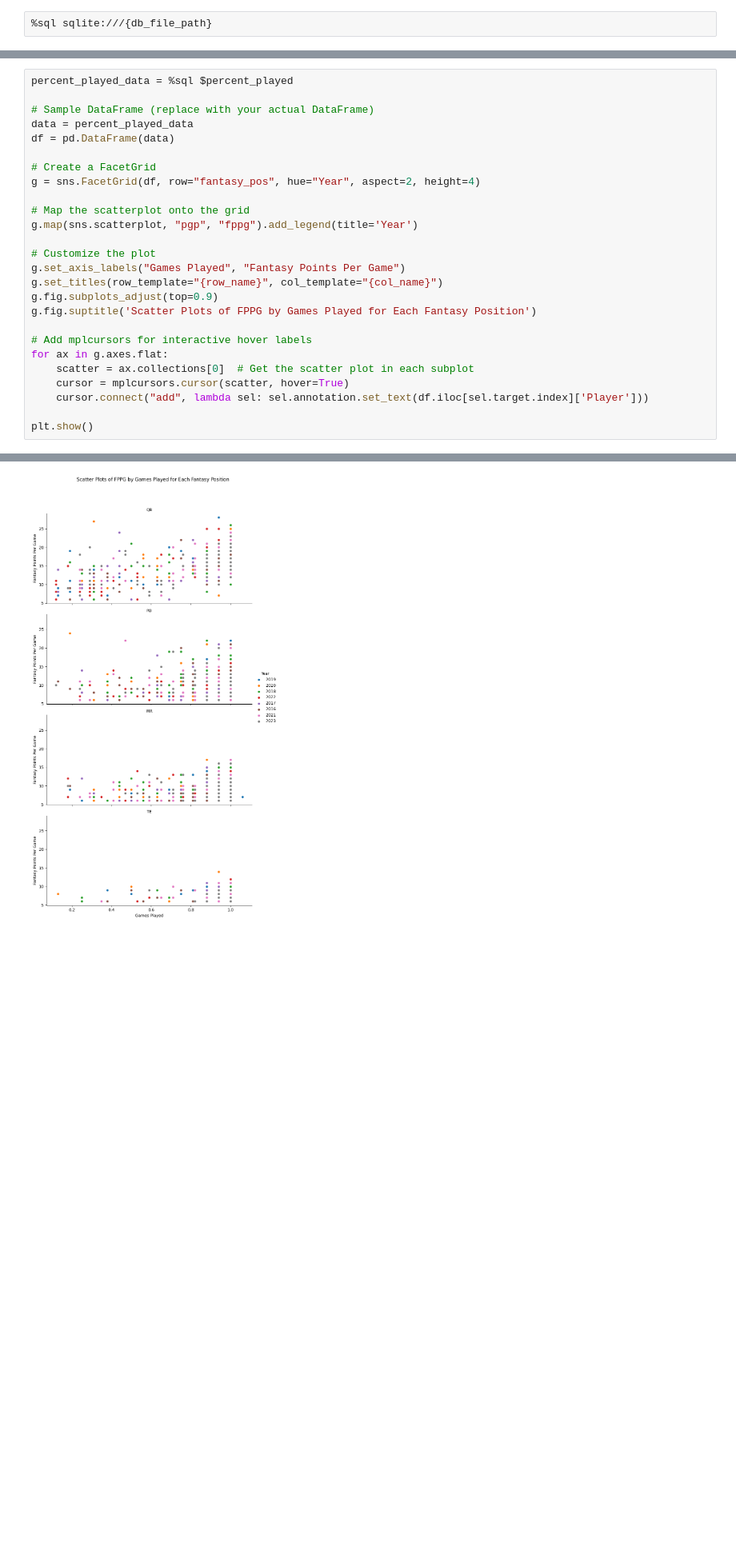
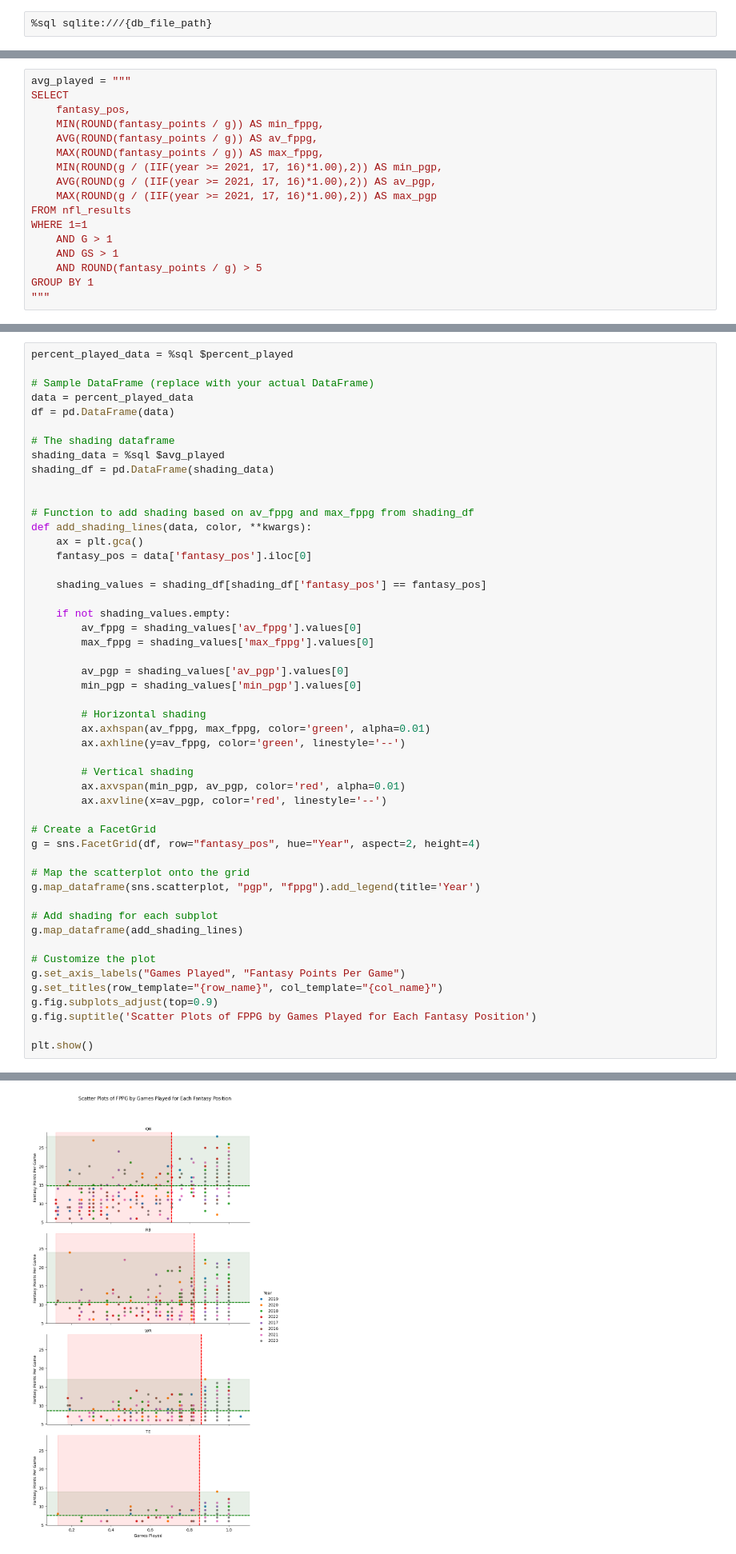
Before and after one commit to uobeno/ff_data, a Jupyter notebook: notebooks/nfl/GamesPlayed.ipynb, the cells around one changed output, grey strips where cells are left out. Shown at 80% size. Cells and saved outputs as stored; diff of their text form; blank space fills up the shorter version.

```diff
--- a/notebooks/nfl/GamesPlayed.ipynb
+++ b/notebooks/nfl/GamesPlayed.ipynb
@@ -88,3 +88,20 @@ Done.
 | 2022 | QB | Patrick Mahomes*+ | 416.0 | 17 | 24.0 | 1.0 |
 | 2020 | RB | Christian McCaffrey | 73.0 | 3 | 24.0 | 0.19 |
 | 2017 | QB | Deshaun Watson | 169.0 | 7 | 24.0 | 0.44 |
+# %%
+avg_played = """
+SELECT
+    fantasy_pos,
+    MIN(ROUND(fantasy_points / g)) AS min_fppg,
+    AVG(ROUND(fantasy_points / g)) AS av_fppg,
+    MAX(ROUND(fantasy_points / g)) AS max_fppg,
+    MIN(ROUND(g / (IIF(year >= 2021, 17, 16)*1.00),2)) AS min_pgp,
+    AVG(ROUND(g / (IIF(year >= 2021, 17, 16)*1.00),2)) AS av_pgp,
+    MAX(ROUND(g / (IIF(year >= 2021, 17, 16)*1.00),2)) AS max_pgp
+FROM nfl_results
+WHERE 1=1
+    AND G > 1
+    AND GS > 1
+    AND ROUND(fantasy_points / g) > 5
+GROUP BY 1
+"""
@@ -95,11 +124,41 @@ percent_played_data = %sql $percent_played
 data = percent_played_data
 df = pd.DataFrame(data)
 
+# The shading dataframe
+shading_data = %sql $avg_played
+shading_df = pd.DataFrame(shading_data)
+
+
+# Function to add shading based on av_fppg and max_fppg from shading_df
+def add_shading_lines(data, color, **kwargs):
+    ax = plt.gca()
+    fantasy_pos = data['fantasy_pos'].iloc[0]
+
+    shading_values = shading_df[shading_df['fantasy_pos'] == fantasy_pos]
+
+    if not shading_values.empty:
+        av_fppg = shading_values['av_fppg'].values[0]
+        max_fppg = shading_values['max_fppg'].values[0]
+
+        av_pgp = shading_values['av_pgp'].values[0]
+        min_pgp = shading_values['min_pgp'].values[0]
+
+        # Horizontal shading
+        ax.axhspan(av_fppg, max_fppg, color='green', alpha=0.01)
+        ax.axhline(y=av_fppg, color='green', linestyle='--')
+
+        # Vertical shading
+        ax.axvspan(min_pgp, av_pgp, color='red', alpha=0.01)
+        ax.axvline(x=av_pgp, color='red', linestyle='--')
+
 # Create a FacetGrid
 g = sns.FacetGrid(df, row="fantasy_pos", hue="Year", aspect=2, height=4)
 
 # Map the scatterplot onto the grid
-g.map(sns.scatterplot, "pgp", "fppg").add_legend(title='Year')
+g.map_dataframe(sns.scatterplot, "pgp", "fppg").add_legend(title='Year')
+
+# Add shading for each subplot
+g.map_dataframe(add_shading_lines)
 
 # Customize the plot
 g.set_axis_labels("Games Played", "Fantasy Points Per Game")
@@ -107,12 +166,6 @@ g.set_titles(row_template="{row_name}", col_template="{col_name}")
 g.fig.subplots_adjust(top=0.9)
 g.fig.suptitle('Scatter Plots of FPPG by Games Played for Each Fantasy Position')
 
-# Add mplcursors for interactive hover labels
-for ax in g.axes.flat:
-    scatter = ax.collections[0]  # Get the scatter plot in each subplot
-    cursor = mplcursors.cursor(scatter, hover=True)
-    cursor.connect("add", lambda sel: sel.annotation.set_text(df.iloc[sel.target.index]['Player']))
-
 plt.show()
 # %% [output]
  * sqlite:////Users/beoconno/Documents/ff/ff_data/raw_data/nfl/src_code/nfl.db
@@ -120 +175 @@ Done.
-[figure, old version]
+[figure, new version]
```
Also changed, not shown: parts of 36 cells of this notebook, 6 other files.
